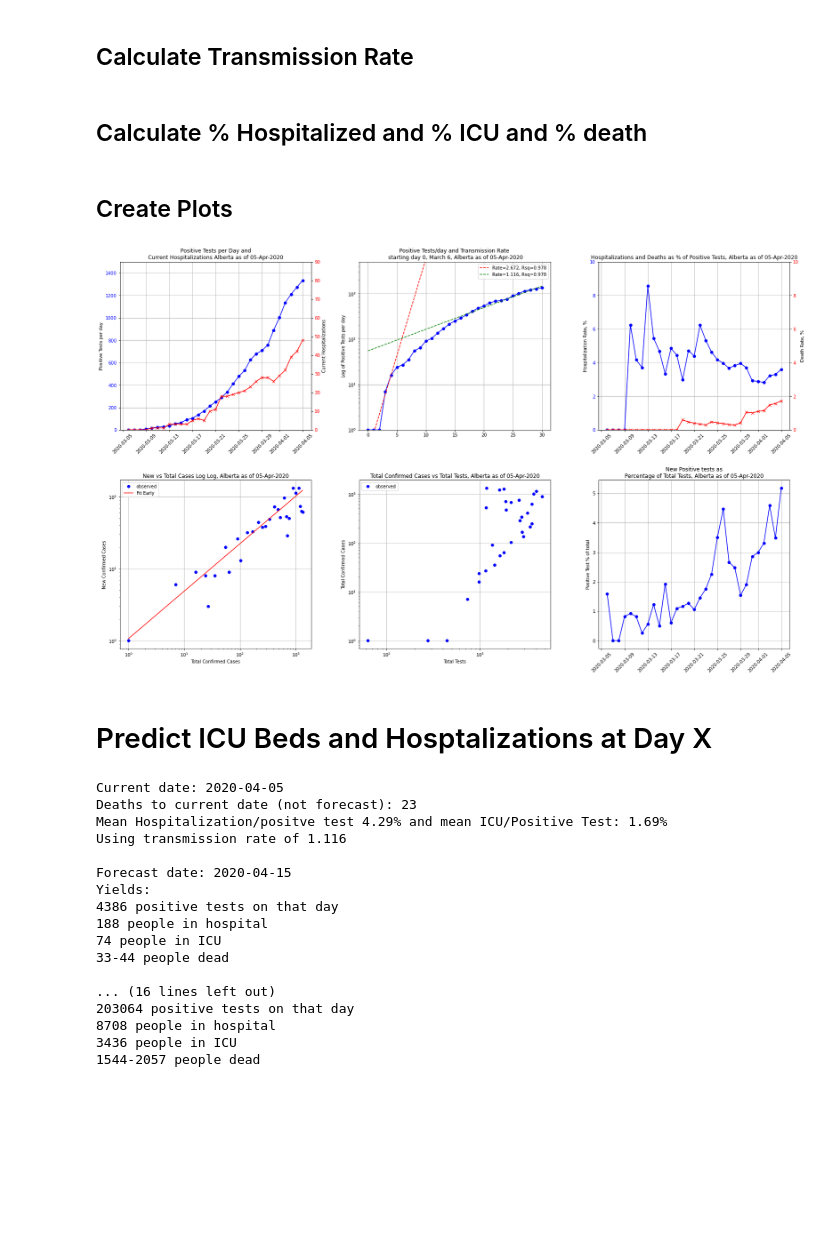
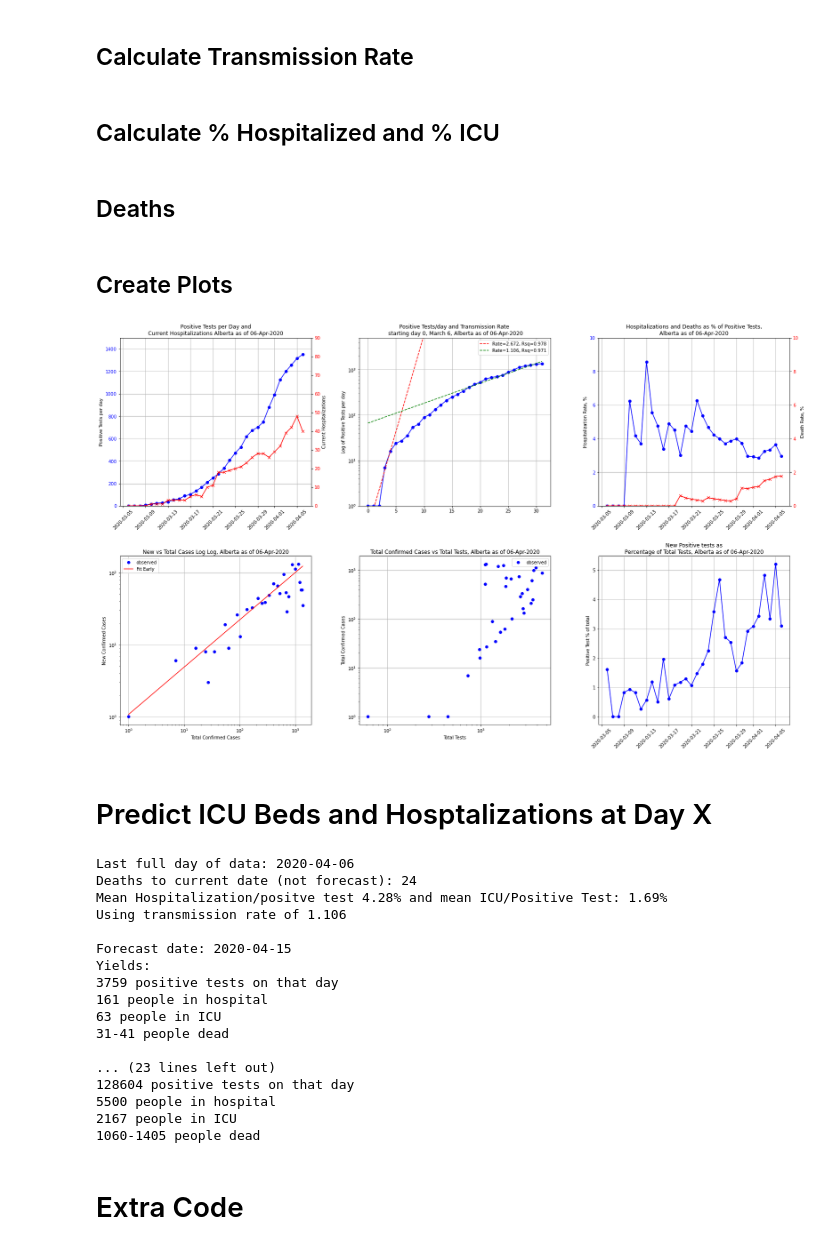
Before and after one commit to lchutny/covid19Alberta, a Jupyter notebook: covid19data.ipynb, the cells around one changed output. Cells and saved outputs as stored; diff of their text form; code cells hidden in the pictures; blank space fills up the shorter version.

```diff
--- a/covid19data.ipynb
+++ b/covid19data.ipynb
@@ -47,7 +58,7 @@ df['NewPositive'] = df['NewPositiveConfirmed']+df['NewPositiveProbable']  # incl
 # %%
 df['TotalPositive'] = df['NewPositive'].cumsum()
 # %%
-df['TotalTests'] = df.NewPositive+df.DailyNegTest
+df['TotalTests'] = df.DailyPeopleTested
 # %%
 # Note My Cumulative number of tests won't match province because there were approx 378 tests carried out prior to March 6 which are not reflected here
 df['CumPeopleTested']=df['TotalTests'].cumsum()
@@ -115,12 +126,12 @@ ropt,rcov = curve_fit(transmission_rate,earlyx,earlyy)
 earlyrsq = calc_rsq(transmission_rate,earlyx,earlyy,ropt)
 # %%
 # Late
-latey = df.TotalPositive[df.date>'2020-03-13']
-latex = df.index[df.date>'2020-03-13']
+latey = df.TotalPositive[df.date>'2020-03-15']
+latex = df.index[df.date>'2020-03-15']
 ropt2,rcov2 = curve_fit(transmission_rate,latex,latey)
 latersq = calc_rsq(transmission_rate,latex,latey,ropt2)
 # %% [markdown]
-## Calculate % Hospitalized and % ICU and % death
+## Calculate % Hospitalized and % ICU
 # %%
 hosp = df.percHospPerPositiveTest[df.date>'2020-03-09'].mean()
 icu = df.percICUPerPostitiveTest[df.date>'2020-03-15'].mean()
@@ -128,0 +138,2 @@ dead2 = df.perc_CFR[df.date>'2020-03-26'].mean()
+# %% [markdown]
+## Deaths
@@ -172,46 +188,44 @@ ax2.set_ylim([1,5000])
 ax3, ax3a = two_scales(ax3,df.date,df.percHospPerPositiveTest,df.perc_CFR,
                        'blue','o','-','red','x','-',
                        'Hospitalization Rate, %','Death Rate, %')
-ax3.set_title(f"Hospitalizations and Deaths as % of Positive Tests, Alberta as of {datadate}")
+ax3.set_title(f"Hospitalizations and Deaths as % of Positive Tests,\nAlberta as of {datadate}")
 ax3.grid(True)
 color_y_axis(ax3, 'b')
 color_y_axis(ax3a, 'r')
 ax3a.set_ylim([0,10])
 ax3.set_ylim([0,10])
 ax3.tick_params(axis='x',rotation=45)
-
-
 
 ax4.plot(df.TotalPositive,df.NewPositive,'ob',label='observed')
 ax4.set_title(f"New vs Total Cases Log Log, Alberta as of {datadate}")
 ax4.set_ylabel("New Confirmed Cases")
 ax4.set_xlabel("Total Confirmed Cases")
 ax4.grid(True)
 ax4.set_yscale("log")
 ax4.set_xscale("log")
 ax4.plot(df.TotalPositive,llfunc(df.TotalPositive,*p2opt),'r-',label='Fit Early')
 ax4.legend()
 
 ax5.plot(df.TotalTests,df.TotalPositive,'ob',label='observed')
 ax5.set_title(f"Total Confirmed Cases vs Total Tests, Alberta as of {datadate}")
 ax5.set_ylabel("Total Confirmed Cases")
 ax5.set_xlabel("Total Tests")
 ax5.grid(True)
 ax5.set_yscale("log")
 ax5.set_xscale("log")
 #ax5.plot(df.TotalPositive,llfunc(df.TotalPositive,*p2opt),'r-',label='Fit Early')
 ax5.legend()
 
 ax6.plot(df.date,(df.NewPositive/df.TotalTests*100),'-ob')
 ax6.set_title(f"New Positive tests as\nPercentage of Total Tests, Alberta as of {datadate}")
 ax6.set_ylabel("Positive Test % of total")
 ax6.grid(True)
 ax6.tick_params(axis='x',rotation=45)
 
 plt.subplots_adjust(wspace=0.25,hspace=0.3)
 plt.show()
 # %% [output]
-[figure, old version]
+[figure, new version]
 # %% [markdown]
 # Predict ICU Beds and Hosptalizations at Day X
 # %%
@@ -240,7 +255,7 @@ def forecast(d):
 current = df.date.iloc[-1].date()
 
 # Print results
-print(f"Current date: {current}")
+print(f"Last full day of data: {current}")
 print(f"Deaths to current date (not forecast): {df.Cumulative_Deaths.iloc[-1]}")
 print(f"Mean Hospitalization/positve test {hosp:.2f}% and mean ICU/Positive Test: {icu:.2f}%")
 print(f"Using transmission rate of {(10**ropt2[0]):.3f}\n")
@@ -248,20 +263,22 @@ print(f"Using transmission rate of {(10**ropt2[0]):.3f}\n")
 for d in dates:
     forecast(d)
 # %% [output]
-Current date: 2020-04-05
-Deaths to current date (not forecast): 23
-Mean Hospitalization/positve test 4.29% and mean ICU/Positive Test: 1.69%
-Using transmission rate of 1.116
+Last full day of data: 2020-04-06
+Deaths to current date (not forecast): 24
+Mean Hospitalization/positve test 4.28% and mean ICU/Positive Test: 1.69%
+Using transmission rate of 1.106
 
 Forecast date: 2020-04-15
 Yields:
-4386 positive tests on that day
-188 people in hospital
-74 people in ICU
-33-44 people dead
+3759 positive tests on that day
+161 people in hospital
+63 people in ICU
+31-41 people dead
 
-... (16 lines left out)
-203064 positive tests on that day
-8708 people in hospital
-3436 people in ICU
-1544-2057 people dead
+... (23 lines left out)
+128604 positive tests on that day
+5500 people in hospital
+2167 people in ICU
+1060-1405 people dead
+# %% [markdown]
+# Extra Code
```
Also changed, not shown: parts of 10 cells of this notebook, 1 other file.
